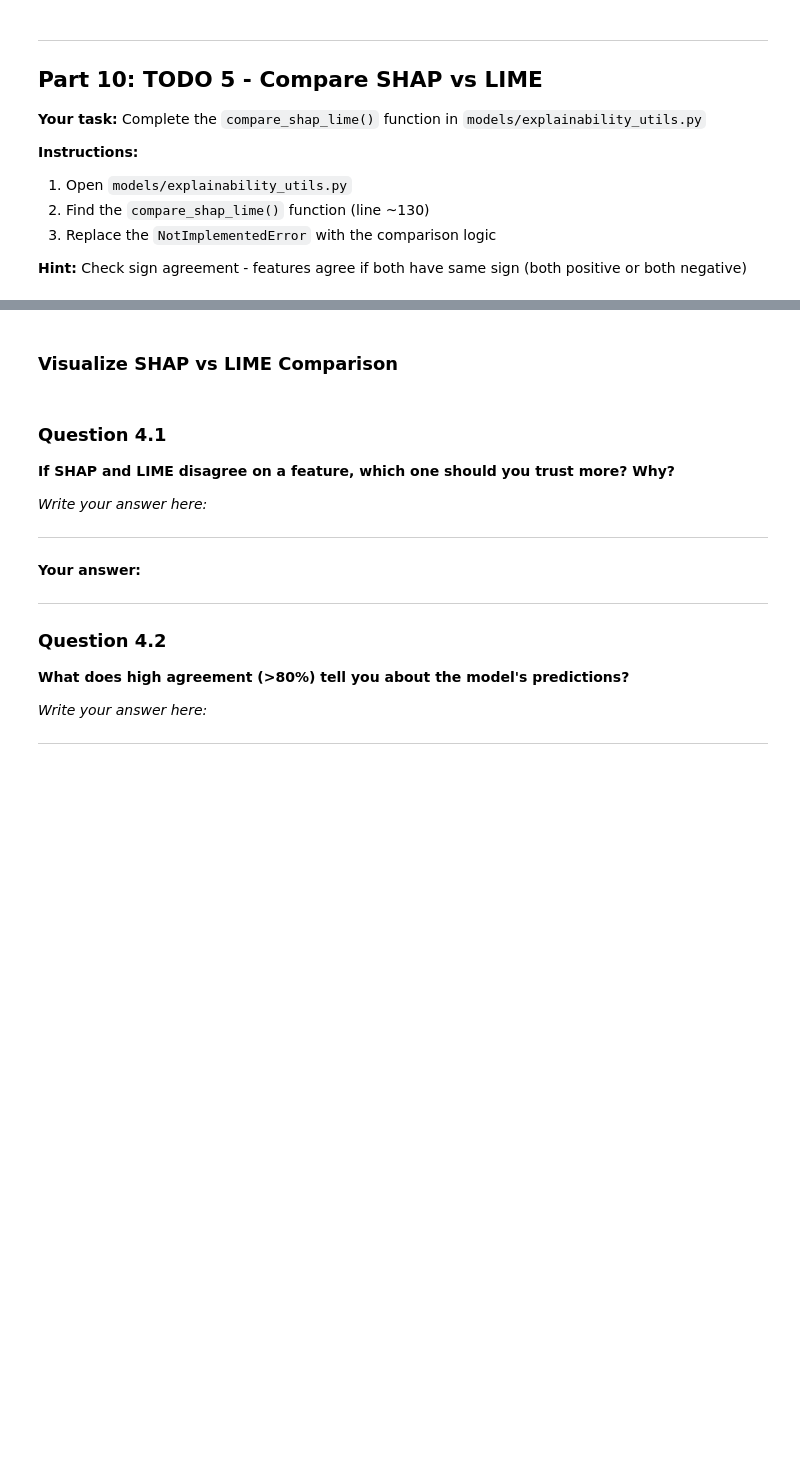
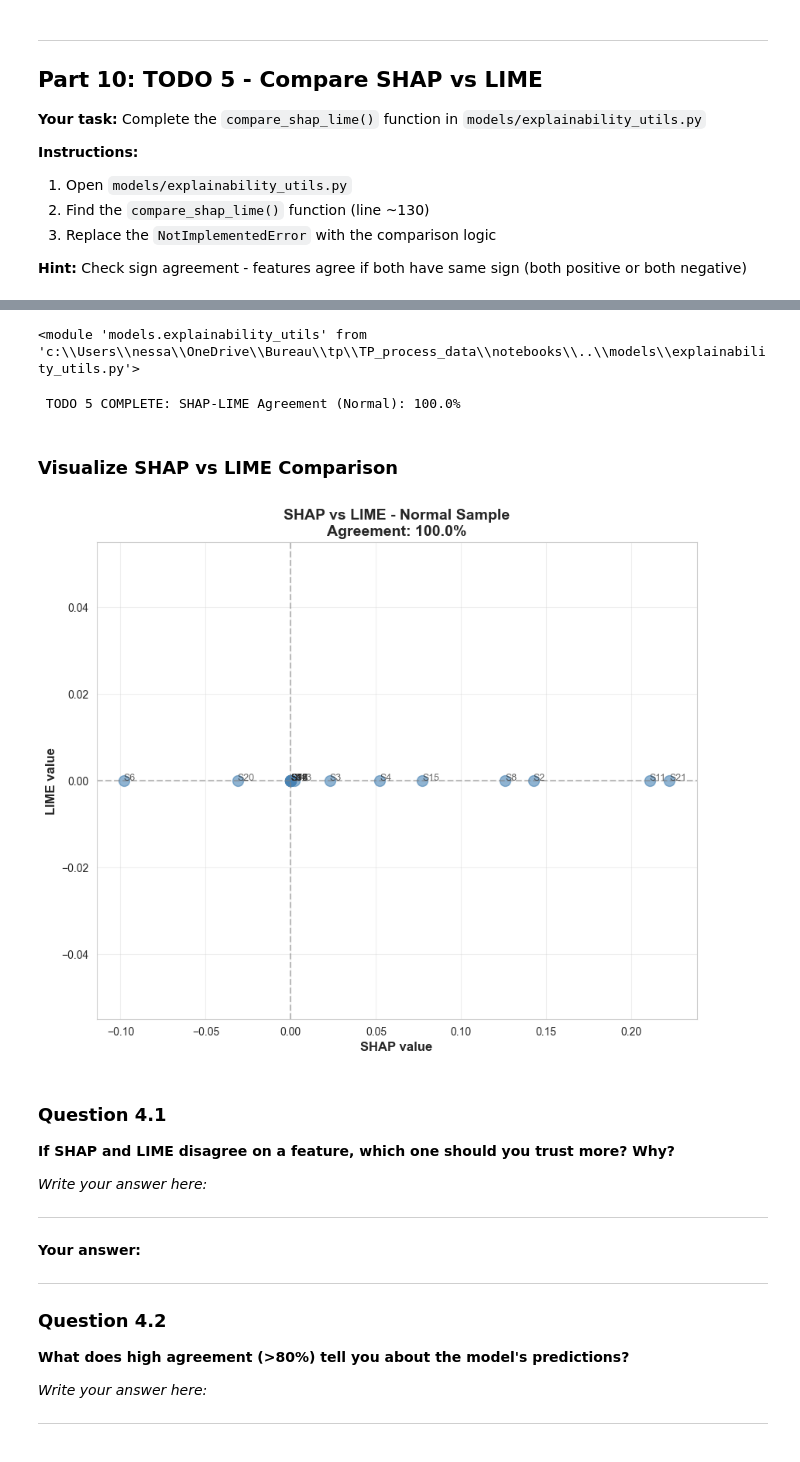
Before and after one commit to Abdel192002/TP_process_data, a Jupyter notebook: notebooks/02_explainability_analysis.ipynb, the cells around one changed output, grey strips where cells are left out. Saved outputs shown, nothing was run; the diff lists cells and outputs as text; code cells hidden in the pictures; blank space fills up the shorter version.

```diff
--- a/notebooks/02_explainability_analysis.ipynb
+++ b/notebooks/02_explainability_analysis.ipynb
@@ -514,16 +594,16 @@ return explanation, feature_weights
 # %%
 # TODO 4: Generate LIME explanation for normal sample
 try:
-print("Generating LIME explanation for normal sample...")
-instance_normal = X_test_normalized[normal_idx]
-lime_exp_normal, lime_weights_normal = exp_utils.explain_instance_lime(
-lime_explainer,
-instance_normal,
-predict_fn,
-num_features=14,
-num_samples=500
-)
-print(f" TODO 4 COMPLETE: LIME explanation generated! Found {len(lime_weights_normal)} features")
+    print("Generating LIME explanation for normal sample...")
+    instance_normal = X_test_raw[normal_idx]
+    lime_exp_normal, lime_weights_normal = exp_utils.explain_instance_lime(
+    lime_explainer,
+    instance_normal,
+    predict_fn,
+    num_features=14,
+    num_samples=500
+    )
+    print(f" TODO 4 COMPLETE: LIME explanation generated! Found {len(lime_weights_normal)} features")
 except NotImplementedError as e:
-print(f" TODO 4 NOT COMPLETE: {e}")
-print("Please complete the explain_instance_lime() function in models/explainability_utils.py")
+    print(f" TODO 4 NOT COMPLETE: {e}")
+    print("Please complete the explain_instance_lime() function in models/explainability_utils.py")
@@ -576,33 +686,42 @@ print(" Complete TODO 3 first!")
+# %%
+from importlib import reload
+reload(exp_utils)
+# %% [output]
+<module 'models.explainability_utils' from 'c:\\Users\\nessa\\OneDrive\\Bureau\\tp\\TP_process_data\\notebooks\\..\\models\\explainability_utils.py'>
 # %%
 # TODO 5: Compare SHAP vs LIME for normal sample
 if 'shap_normal' in locals() and 'lime_weights_normal' in locals():
-try:
-agreement_rate_normal, disagreeing_features_normal = exp_utils.compare_shap_lime(
-shap_normal,
-lime_weights_normal,
-feature_names
-)
-print(f" TODO 5 COMPLETE: SHAP-LIME Agreement (Normal): {agreement_rate_normal:.1%}")
-if len(disagreeing_features_normal) > 0:
-print(f"Disagreeing features: {disagreeing_features_normal}")
-except NotImplementedError as e:
-print(f" TODO 5 NOT COMPLETE: {e}")
-print("Please complete the compare_shap_lime() function in models/explainability_utils.py")
+    try:
+        agreement_rate_normal, disagreeing_features_normal = exp_utils.compare_shap_lime(
+        shap_normal,
+        lime_weights_normal,
+        sensor_cols
+        )
+        print(f" TODO 5 COMPLETE: SHAP-LIME Agreement (Normal): {agreement_rate_normal:.1%}")
+        if len(disagreeing_features_normal) > 0:
+            print(f"Disagreeing features: {disagreeing_features_normal}")
+    except NotImplementedError as e:
+        print(f" TODO 5 NOT COMPLETE: {e}")
+        print("Please complete the compare_shap_lime() function in models/explainability_utils.py")
 else:
-print(" Complete TODO 2 and TODO 4 first!")
+    print(" Complete TODO 2 and TODO 4 first!")
+# %% [output]
+ TODO 5 COMPLETE: SHAP-LIME Agreement (Normal): 100.0%
 # %% [markdown]
 ### Visualize SHAP vs LIME Comparison
 # %%
 if 'shap_normal' in locals() and 'lime_weights_normal' in locals():
-fig = exp_utils.plot_shap_vs_lime(
-shap_normal,
-lime_weights_normal,
-feature_names,
-title="SHAP vs LIME - Normal Sample"
-)
-plt.show()
+    fig = exp_utils.plot_shap_vs_lime(
+    shap_normal,
+    lime_weights_normal,
+    sensor_cols,
+    title="SHAP vs LIME - Normal Sample"
+    )
+    plt.show()
 else:
-print(" Complete TODO 2 and TODO 4 first!")
+    print(" Complete TODO 2 and TODO 4 first!")
+# %% [output]
+[figure, added]
 # %% [markdown]
 ### Question 4.1
 
```
Also changed, not shown: parts of 21 cells of this notebook.
